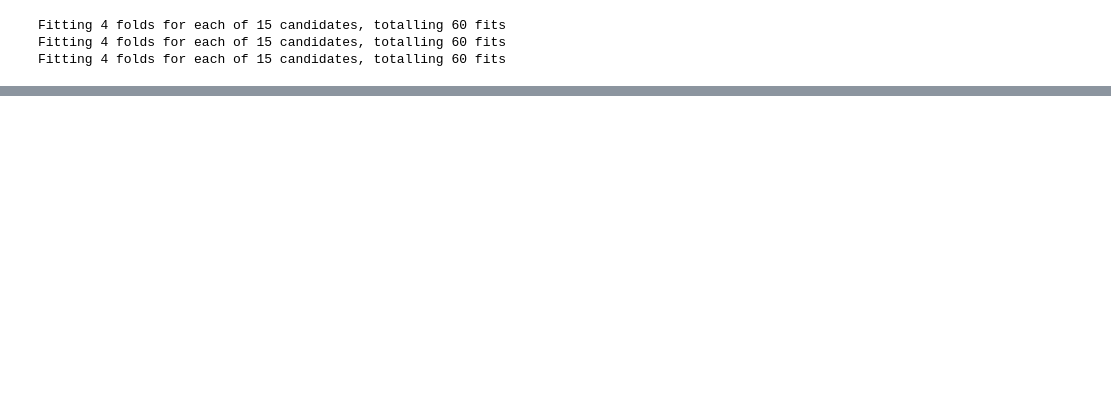
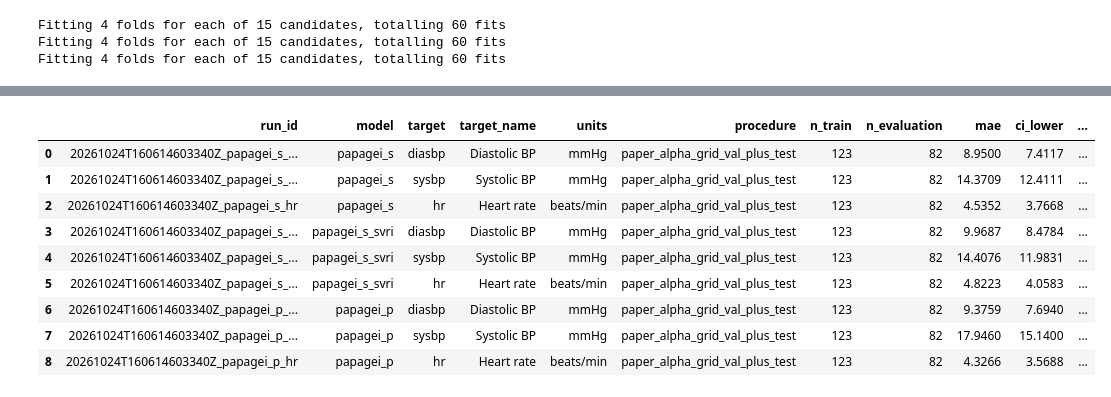
Before and after one commit to KHejralova/papagei-reproduction, a Jupyter notebook: 01_ppgbp_reprod.ipynb, the cells around one changed output, grey strips where cells are left out. Saved outputs shown, nothing was run; the diff lists cells and outputs as text; code cells hidden in the pictures; blank space fills up the shorter version.

```diff
--- a/01_ppgbp_reprod.ipynb
+++ b/01_ppgbp_reprod.ipynb
@@ -501,0 +509,15 @@ extract_features_and_save(model=model,
+# %%
+#confirming correct test/train/valid data split
+feature_dir = os.path.join(download_dir, "features", "papagei_s")
+
+for split in ["train", "val", "test"]:
+    embeddings = joblib.load(
+        os.path.join(feature_dir, f"dict_{split}_patient.p")
+    )
+
+    first_id = next(iter(embeddings))
+
+    print(
+        f"{split}: {len(embeddings)} participants | "
+        f"embedding shape: {np.asarray(embeddings[first_id]).shape}"
+    )
@@ -760,0 +981,44 @@ PaPaGei-P Systolic BP MAE: 14.30742952300281
+# %%
+
+results_dir = Path("results")
+results_dir.mkdir(exist_ok=True)
+results_csv = results_dir / "evaluation_log.csv"
+
+batch_id = datetime.now(timezone.utc).strftime("%Y%m%dT%H%M%S%fZ")
+
+alpha_results = {}
+rows = []
+
+for model_name in ["papagei_s", "papagei_s_svri", "papagei_p"]:
+    for target in ["diasbp", "sysbp", "hr"]:
+
+        # Run regression using the edited alpha grid.
+        result = regression(
+            save_dir=save_dir,
+            model_name=model_name,
+            content="patient",
+            df_train=df_train,
+            df_val=df_val,
+            df_test=df_test,
+            case_name=case_name,
+            label=target
+        )
+
+        alpha_results[(model_name, target)] = result
+        run_id = f"{batch_id}_{model_name}_{target}"
+
+        joblib.dump(result, results_dir / f"{run_id}.joblib")
+
+        row = record_result(
+            result=result,
+            model_name=model_name,
+            target=target,
+            n_train=len(df_train),
+            procedure="paper_alpha_grid_val_plus_test",
+            csv_path=results_csv,
+            run_id=run_id
+        )
+        rows.append(row)
+
+display(pd.DataFrame(rows).round(4))
+# %% [output]
@@ -760,0 +1042,10 @@ PaPaGei-P Systolic BP MAE: 14.30742952300281
+|  | run_id | model | target | target_name | units | procedure | n_train | n_evaluation | mae | ci_lower | ... |
+| 0 | 20261024T160614603340Z_papagei_s_... | papagei_s | diasbp | Diastolic BP | mmHg | paper_alpha_grid_val_plus_test | 123 | 82 | 8.9500 | 7.4117 | ... |
+| 1 | 20261024T160614603340Z_papagei_s_... | papagei_s | sysbp | Systolic BP | mmHg | paper_alpha_grid_val_plus_test | 123 | 82 | 14.3709 | 12.4111 | ... |
+| 2 | 20261024T160614603340Z_papagei_s_hr | papagei_s | hr | Heart rate | beats/min | paper_alpha_grid_val_plus_test | 123 | 82 | 4.5352 | 3.7668 | ... |
+| 3 | 20261024T160614603340Z_papagei_s_... | papagei_s_svri | diasbp | Diastolic BP | mmHg | paper_alpha_grid_val_plus_test | 123 | 82 | 9.9687 | 8.4784 | ... |
+| 4 | 20261024T160614603340Z_papagei_s_... | papagei_s_svri | sysbp | Systolic BP | mmHg | paper_alpha_grid_val_plus_test | 123 | 82 | 14.4076 | 11.9831 | ... |
+| 5 | 20261024T160614603340Z_papagei_s_... | papagei_s_svri | hr | Heart rate | beats/min | paper_alpha_grid_val_plus_test | 123 | 82 | 4.8223 | 4.0583 | ... |
+| 6 | 20261024T160614603340Z_papagei_p_... | papagei_p | diasbp | Diastolic BP | mmHg | paper_alpha_grid_val_plus_test | 123 | 82 | 9.3759 | 7.6940 | ... |
+| 7 | 20261024T160614603340Z_papagei_p_... | papagei_p | sysbp | Systolic BP | mmHg | paper_alpha_grid_val_plus_test | 123 | 82 | 17.9460 | 15.1400 | ... |
+| 8 | 20261024T160614603340Z_papagei_p_hr | papagei_p | hr | Heart rate | beats/min | paper_alpha_grid_val_plus_test | 123 | 82 | 4.3266 | 3.5688 | ... |
```
Also changed, not shown: parts of 82 cells of this notebook, 22 other files.
